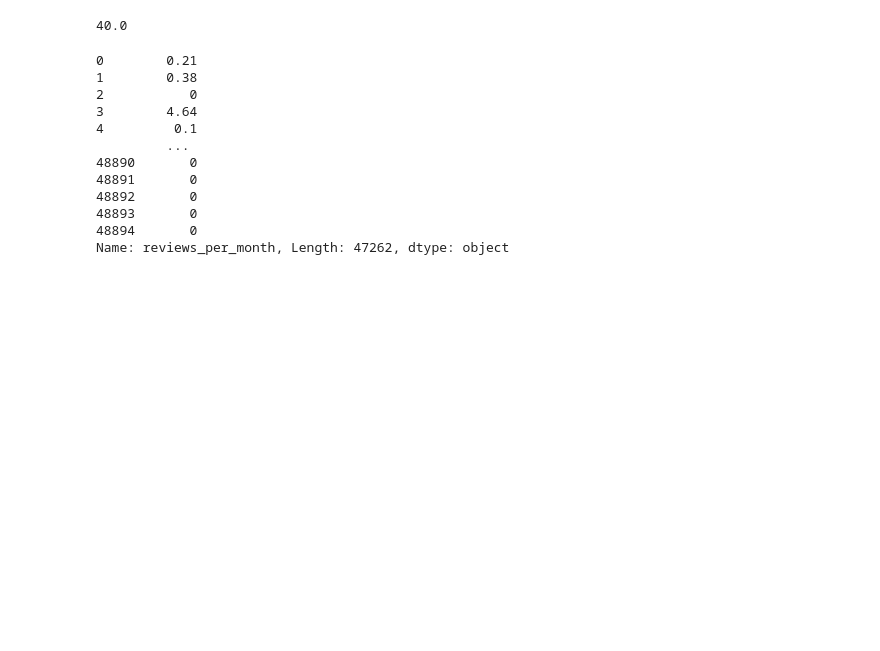
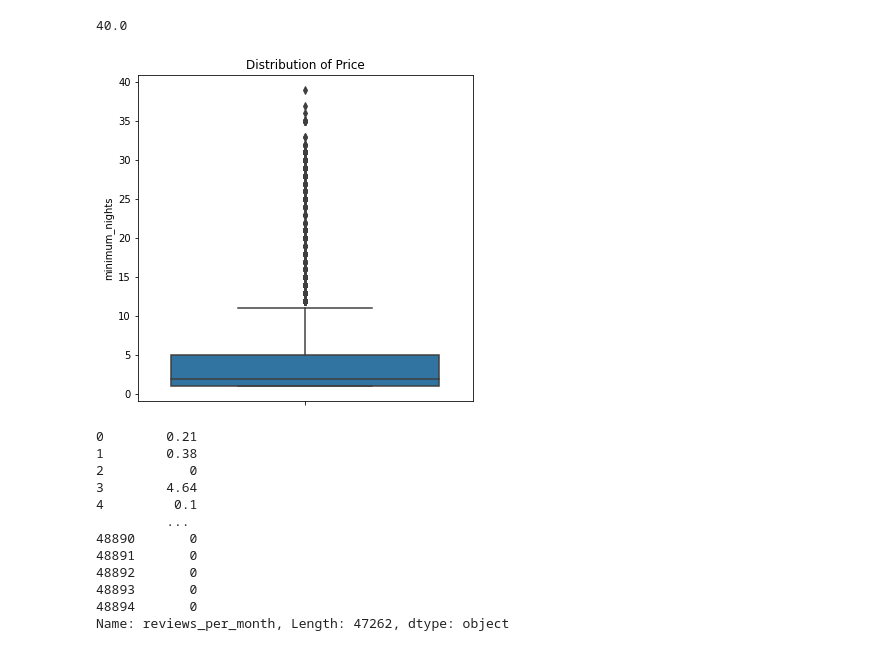
Before and after one commit to Ensemble-learning-project/Ensemble-learning, a Jupyter notebook: Price_prediction.ipynb, the cells around one changed output. Saved outputs shown, nothing was run; the diff lists cells and outputs as text; code cells hidden in the pictures; blank space fills up the shorter version.

```diff
--- a/Price_prediction.ipynb
+++ b/Price_prediction.ipynb
@@ -169,9 +201,11 @@ print(m1)
 df = df[(df['minimum_nights']<m1)]
 # %%
 plt.figure(figsize=(6,6))
-sns.boxplot(y=data['minimum_nights'])
+sns.boxplot(y=df['minimum_nights'])
 plt.title("Distribution of Price")
 plt.show()
+# %% [output]
+[figure, added]
 # %%
 df['reviews_per_month']
 # %% [output]
```
Also changed, not shown: parts of 65 cells of this notebook, 1 other file.
